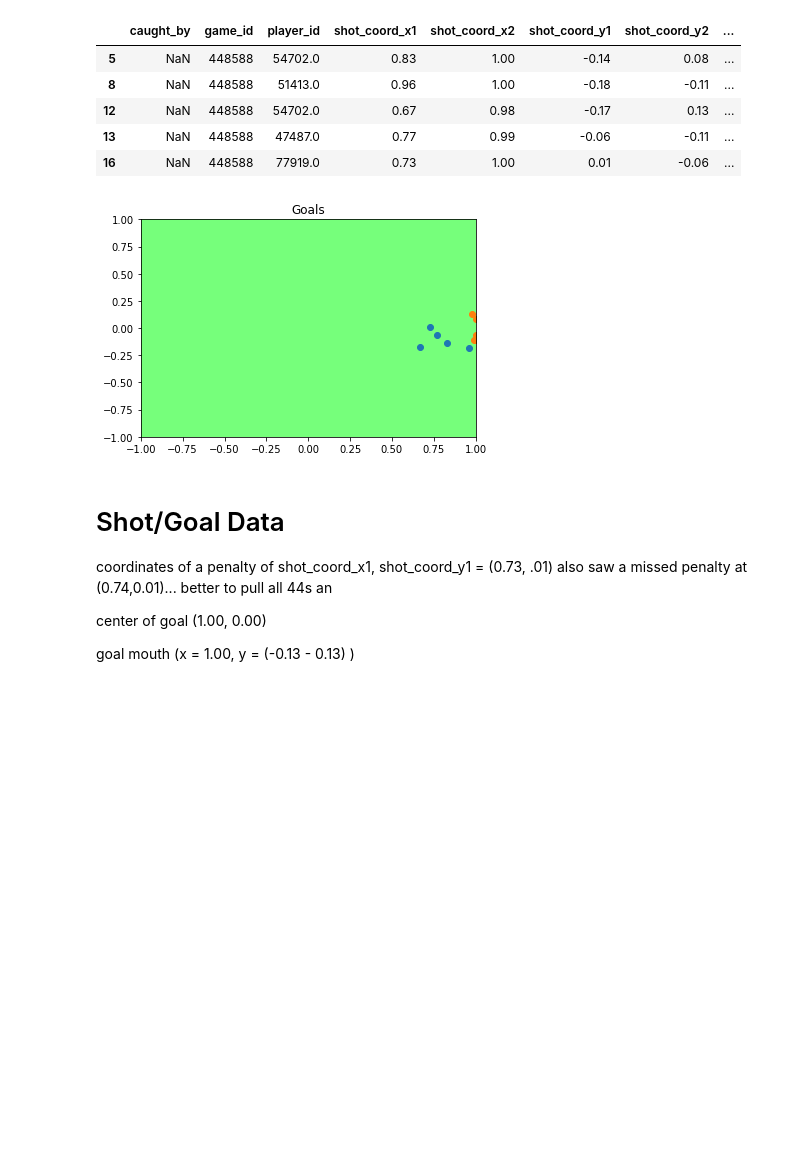
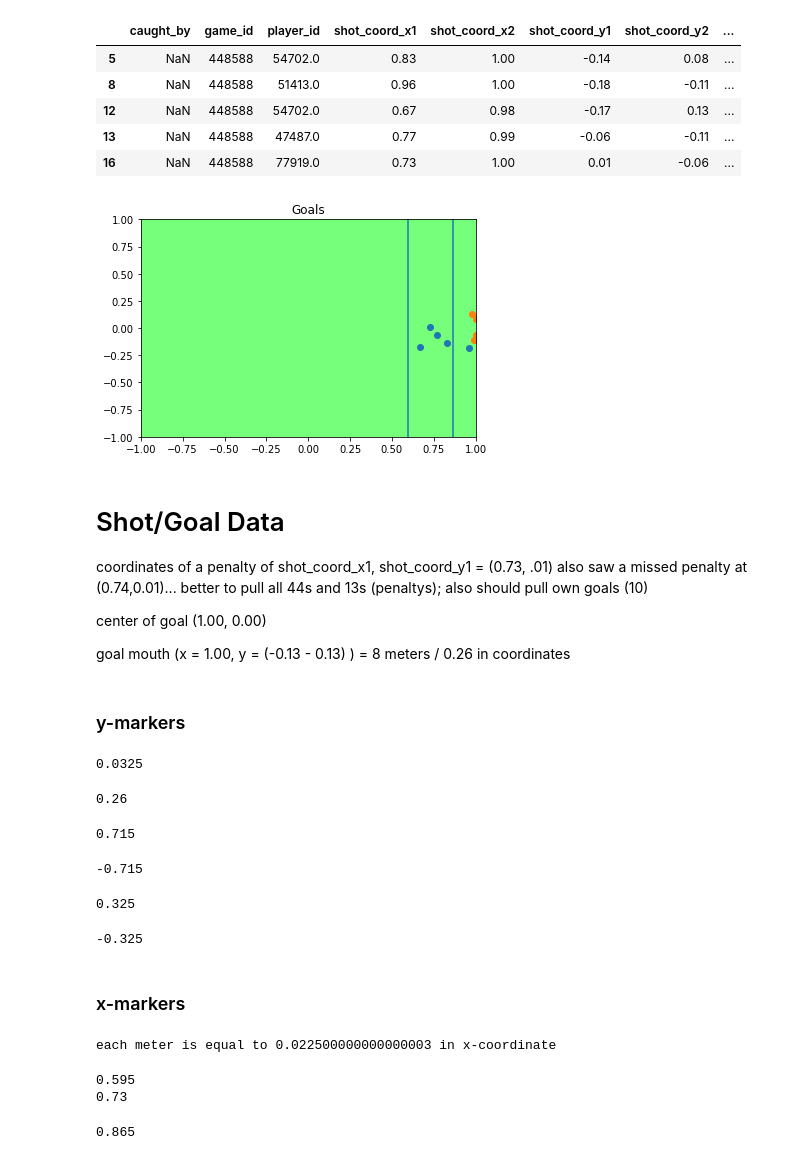
Before and after one commit to d-v-dlee/super_liga_xg, a Jupyter notebook: test_functions.ipynb, the cells around one changed output. Saved outputs shown, nothing was run; the diff lists cells and outputs as text; code cells hidden in the pictures; blank space fills up the shorter version.

Commit message:
create dictionary for field markers

```diff
--- a/test_functions.ipynb
+++ b/test_functions.ipynb
@@ -162,20 +168,71 @@ goals
 # %%
 fig, ax = plt.subplots()
 ax.scatter(goals['shot_coord_x1'], goals['shot_coord_y1'])
 ax.scatter(goals['shot_coord_x2'], goals['shot_coord_y2'])
 # ax.scatter(goals['pass_coord_x1'], transposed_df['pass_coord_y1'], color='red')
 # ax.scatter(goals['pass_coord_x2'], transposed_df['pass_coord_y2'], color='yellow')
+ax.axvline(0.595)
+ax.axvline(0.865)
 ax.set_xlim([-1, 1])
 ax.set_ylim([-1, 1])
 ax.set_title('Goals')
 ax.set_facecolor('xkcd:lightgreen')
 # %% [output]
-[figure, old version]
+[figure, new version]
 # %% [markdown]
 # Shot/Goal Data
 
-coordinates of a penalty of shot_coord_x1, shot_coord_y1 = (0.73, .01) also saw a missed penalty at (0.74,0.01)... better to pull all 44s an
+coordinates of a penalty of shot_coord_x1, shot_coord_y1 = (0.73, .01) also saw a missed penalty at (0.74,0.01)... better to pull all 44s and 13s (penaltys); also
+should pull own goals (10)
 
 center of goal (1.00, 0.00)
 
-goal mouth (x = 1.00, y = (-0.13 - 0.13) )
+goal mouth (x = 1.00, y = (-0.13 - 0.13) )  = 8 meters / 0.26 in coordinates
+# %% [markdown]
+### y-markers
+# %%
+y_distance = 0.26 / 8
+y_distance
+# %% [output]
+0.0325
+# %%
+goal_width = y_distance * 8
+goal_width
+# %% [output]
+0.26
+# %%
+left_eighteen = 0.13 + (y_distance * 18)
+right_eighteen = -0.13 - (y_distance * 18)
+print(left_eighteen)
+right_eighteen
+# %% [output]
+0.715
+-0.715
+# %%
+left_six = 0.13 + (y_distance * 6)
+right_six = -0.13 - (y_distance * 6)
+print(left_six)
+right_six
+# %% [output]
+0.325
+-0.325
+# %% [markdown]
+### x-markers
+# %%
+x_distance = .27 / 12
+print(f'each meter is equal to {x_distance} in x-coordinate')
+# %% [output]
+each meter is equal to 0.022500000000000003 in x-coordinate
+# %%
+eighteen_yard = 1 - (x_distance * 18)
+print(eighteen_yard)
+
+penalty_spot = 1 - (x_distance * 12)
+print(penalty_spot)
+
+six_yard = 1 - (x_distance * 6)
+six_yard
+# %% [output]
+0.595
+0.73
+0.865
```
Also changed, not shown: parts of 6 cells of this notebook, 1 other file.
